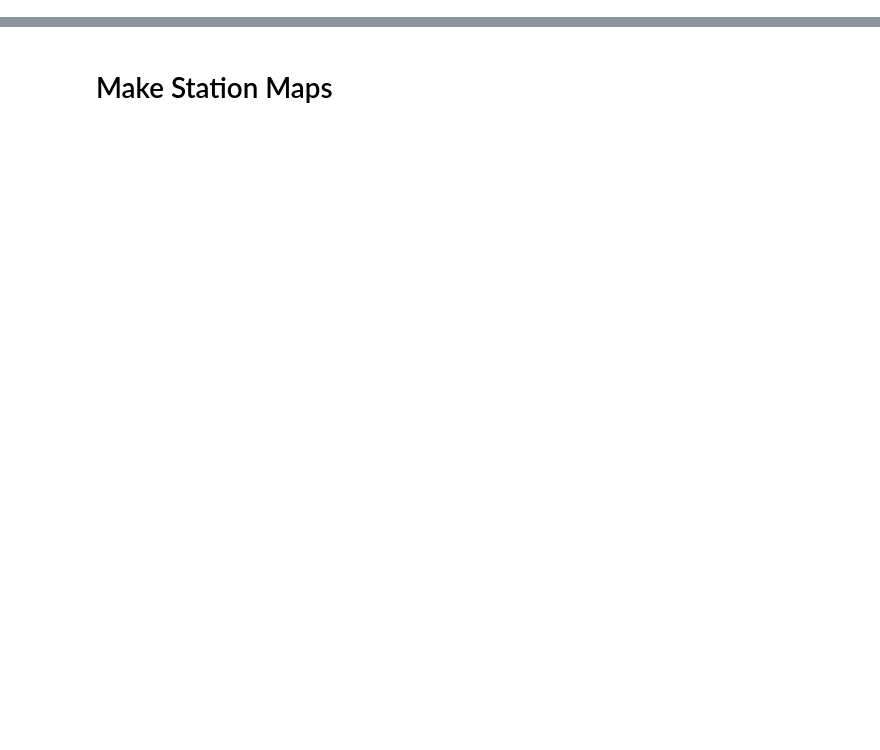
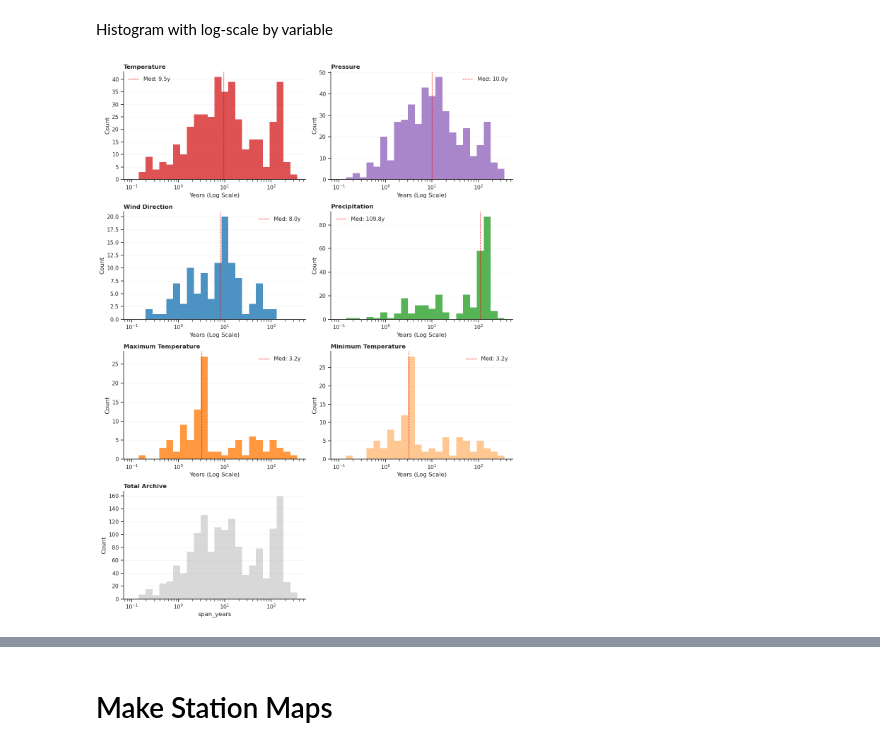
Before and after one commit to carlotatrx/dataprep, a Jupyter notebook: plots4paper.ipynb, the cells around one changed output, grey strips where cells are left out. Cells and saved outputs as stored; diff of their text form; code cells hidden in the pictures; blank space fills up the shorter version.

```diff
--- a/plots4paper.ipynb
+++ b/plots4paper.ipynb
@@ -295,0 +161,64 @@ Precipitation & Paris & 1665-2-1 & Pliemon, T., Foelsche, U., Rohr, C., & Pfiste
+# %% [markdown]
+Histogram with log-scale by variable
+# %%
+# 1. Clean theme & load data
+sns.set_theme(style="ticks") # 'ticks' is cleaner and has fewer gridlines than 'whitegrid'
+df = pd.read_csv("sef_series_summary_v2.csv")
+df_filtered = df[~df["variable"].isin(["eee", "rrt", "fs", "rh", "w"])].copy()
+
+# 2. Setup the grid
+variables = sorted(df_filtered["variable"].unique())
+
+# sort variables by importance
+variables = sorted(variables, key=lambda x: importance_order.index(x))
+n_vars = len(variables)
+n_cols = 2
+n_rows = (n_vars + 1) // n_cols + 1
+fig, axes = plt.subplots(n_rows, n_cols, figsize=(12, 4 * n_rows))
+axes = axes.flatten()
+
+# 3. Logarithmic Binning
+# We create bins that are evenly spaced in log-space
+min_val = max(0.1, df_filtered["span_years"].min()) # Log can't start at 0
+max_val = df_filtered["span_years"].max()
+log_bins = np.logspace(np.log10(min_val), np.log10(max_val), 25)
+
+for i, var in enumerate(variables):
+    sub = df_filtered[df_filtered["variable"] == var]
+
+    # Plotting
+    sns.histplot(sub["span_years"], bins=log_bins, ax=axes[i],
+                 color=color_map[mapping[var]], edgecolor="white", alpha=0.8)
+
+    # Log scale & Grid cleanup
+    axes[i].set_xscale("log")
+    axes[i].grid(True, which="major", axis="y", linestyle='-', alpha=0.2) # Only horizontal lines
+    axes[i].grid(False, which="both", axis="x") # Remove vertical lines
+
+    # Customizing Labels
+    axes[i].set_title(f"{mapping[var]}", fontweight='bold', loc='left')
+    axes[i].set_xlabel("Years (Log Scale)")
+    axes[i].set_ylabel("Count")
+
+    # Add median line
+    med = sub["span_years"].median()
+    axes[i].axvline(med, color='red', lw=1, ls='--', label=f'Med: {med:.1f}y')
+    axes[i].legend(frameon=False)
+
+# Global Summary Plot
+sns.histplot(df_filtered["span_years"], bins=log_bins, ax=axes[n_vars], color="gray", alpha=0.3)
+axes[n_vars].set_xscale("log")
+axes[n_vars].set_title("Total Archive", fontweight='bold', loc='left')
+axes[n_vars].grid(True, which="major", axis="y", linestyle='-', alpha=0.2)
+axes[n_vars].grid(False, which="both", axis="x")
+
+# Remove extra empty subplots
+for j in range(n_vars + 1, len(axes)):
+    fig.delaxes(axes[j])
+
+sns.despine() # Removes the top and right borders for a modern look
+plt.tight_layout()
+plt.savefig("image/series_length_histograms_log.svg", dpi=600, bbox_inches='tight')
+plt.show()
+# %% [output]
+[figure, added]
```
Also changed, not shown: parts of 40 cells of this notebook, 7 other files.
